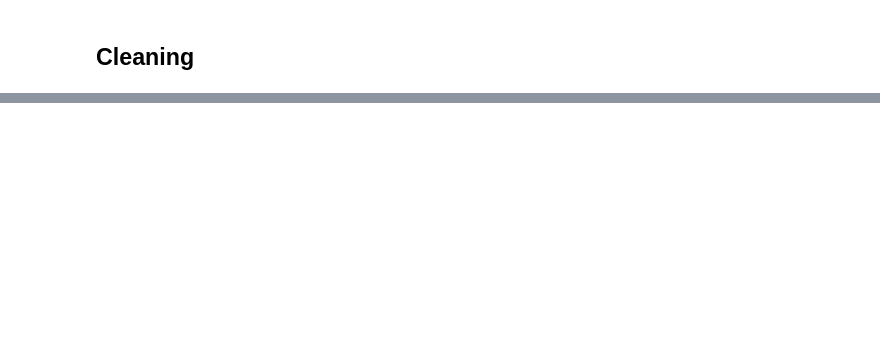
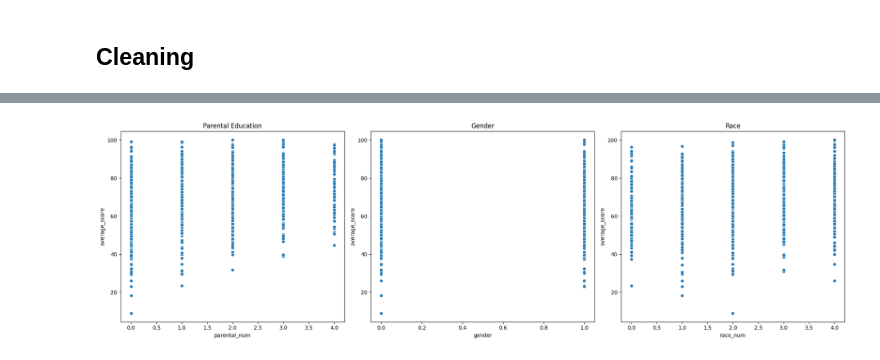
Before and after one commit to Zakaria-Boukeffa/ML_TEST_Students, a Jupyter notebook: test_blanc.ipynb, the cells around one changed output, grey strips where cells are left out. Drawn from its saved outputs; the diff is of its cells as text; code cells hidden in the pictures; blank space fills up the shorter version.

```diff
--- a/test_blanc.ipynb
+++ b/test_blanc.ipynb
@@ -135,0 +122,18 @@ Passing `palette` without assigning `hue` is deprecated and will be removed in v
+# %%
+# Average Score vs Features : Scatter plot
+
+fig, (ax1, ax2, ax3) = plt.subplots(1, 3, figsize=(20, 6))
+
+sns.scatterplot(x='parental_num', y='average_score', data=df, ax=ax1)
+ax1.set_title('Parental Education')
+
+sns.scatterplot(x='gender', y='average_score', data=df, ax=ax2)
+ax2.set_title('Gender')
+
+sns.scatterplot(x='race_num', y='average_score', data=df, ax=ax3)
+ax3.set_title('Race')
+
+plt.tight_layout()
+plt.show()
+# %% [output]
+[figure, added]
```
Also changed, not shown: parts of 30 cells of this notebook, 2 other files.
